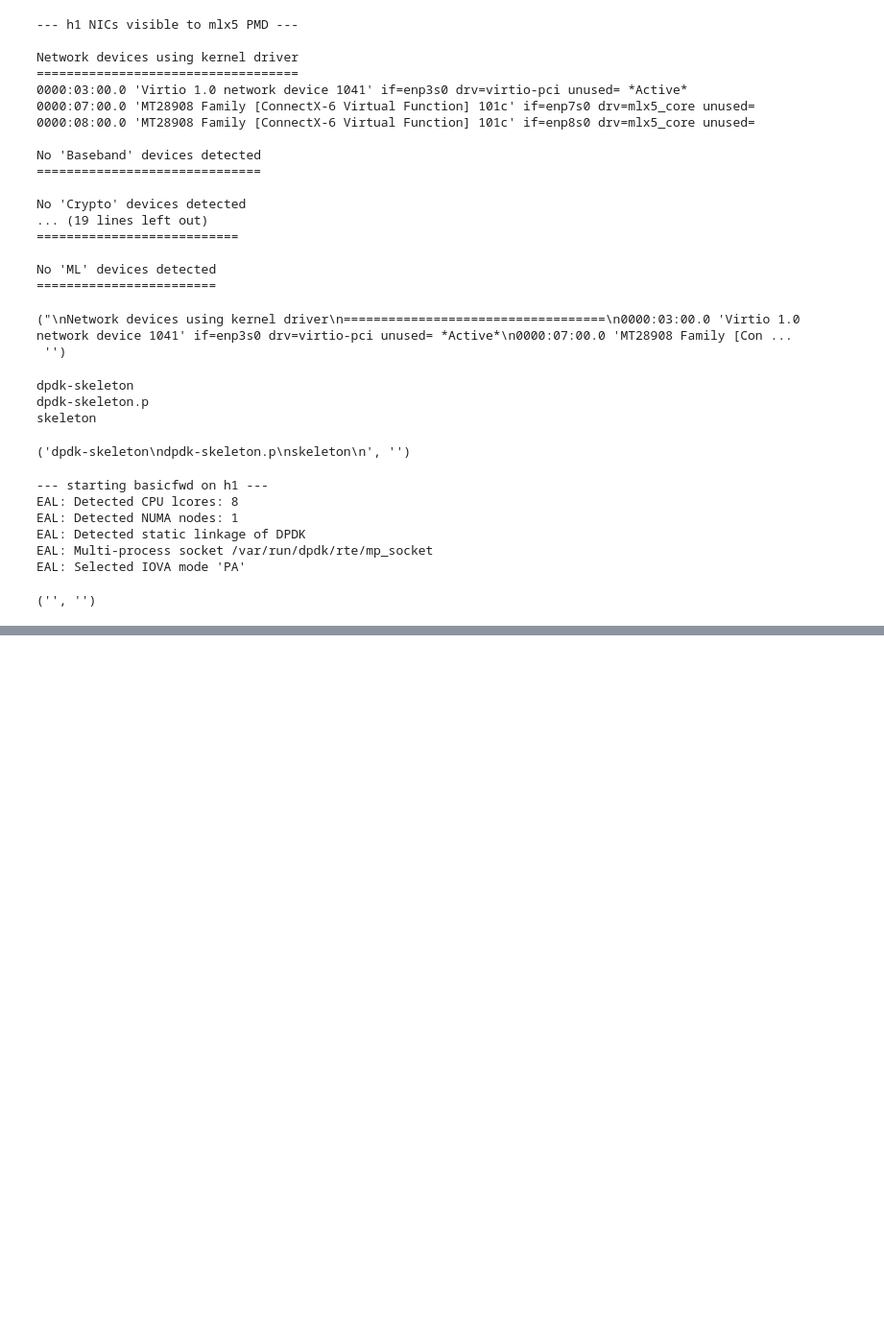
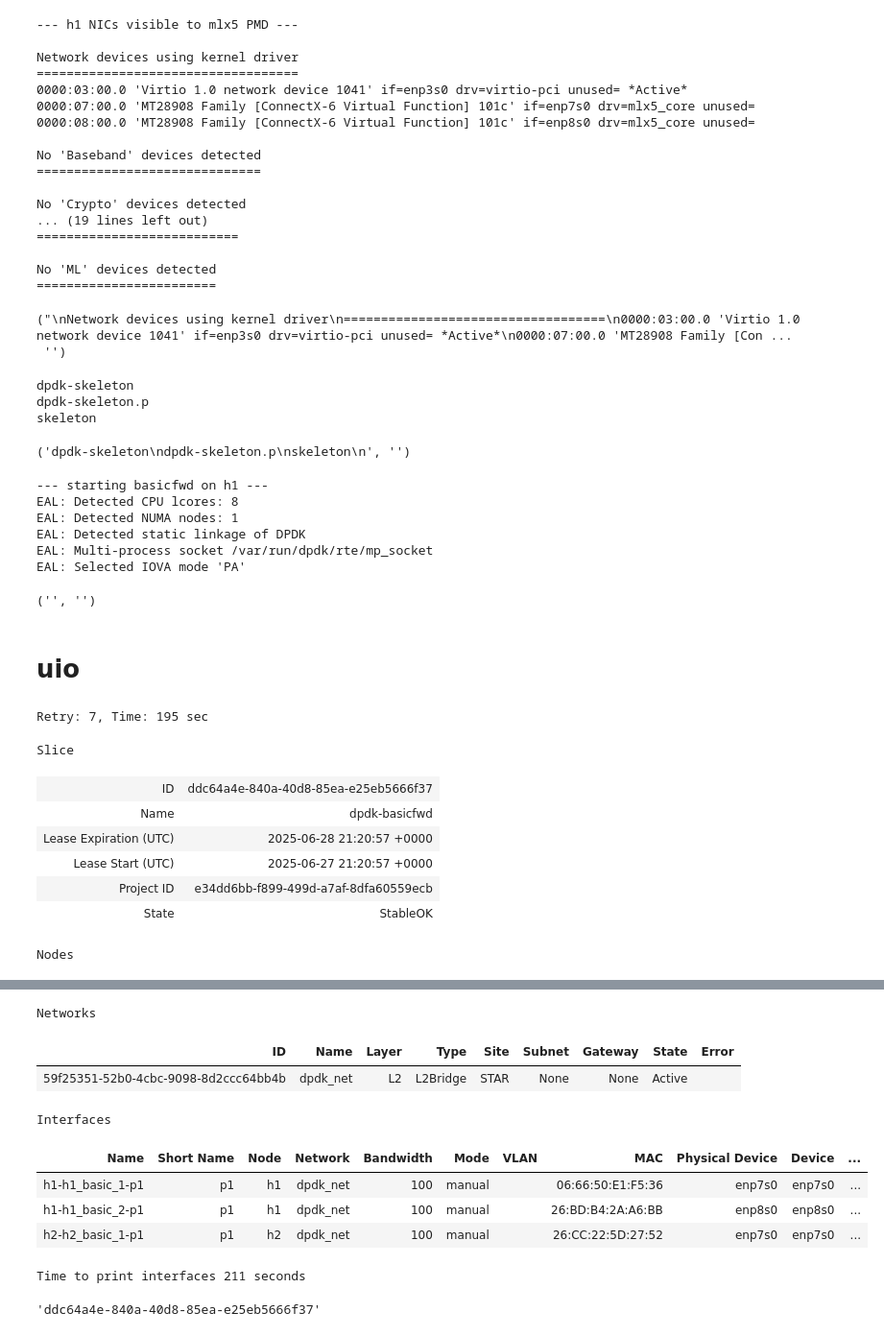
Before and after one commit to raffayatiq/DPDK-Basic-Forwarding-Example, a Jupyter notebook: basicfwd.ipynb, the cells around one changed output, grey strips where cells are left out. Shown at 96% size. Drawn from its saved outputs; the diff is of its cells as text; code cells hidden in the pictures; blank space fills up the shorter version.

```diff
--- a/basicfwd.ipynb
+++ b/basicfwd.ipynb
@@ -394,3 +394,56 @@ EAL: Selected IOVA mode 'PA'
 h1.execute("sudo pkill -9 -f dpdk")
 # %% [output]
 ('', '')
+# %% [markdown]
+# uio
+# %%
+from fabrictestbed_extensions.fablib.fablib import FablibManager
+fablib = FablibManager()
+
+SLICE      = "dpdk-basicfwd"
+SITE       = "STAR"
+IMAGE      = "default_ubuntu_24"
+CORES      = 8
+RAM_GB     = 16
+DISK_GB    = 100
+
+slice = fablib.new_slice(name=SLICE)
+
+nodes, ifaces = [], []
+
+node1 = slice.add_node(name="h1", site=SITE, image=IMAGE, cores=CORES, ram=RAM_GB, disk=DISK_GB)
+
+comp1 = node1.add_component(model="NIC_Basic", name="h1_basic_1")
+iface1 = comp1.get_interfaces()[0]
+iface1.set_mode("manual")
+ifaces.append(iface1)
+
+comp2 = node1.add_component(model="NIC_Basic", name="h1_basic_2")
+iface2 = comp2.get_interfaces()[0]
+iface2.set_mode("manual")
+ifaces.append(iface2)
+
+nodes.append(node1)
+
+node2 = slice.add_node(name="h2", site=SITE, image=IMAGE, cores=CORES, ram=RAM_GB, disk=DISK_GB)
+
+comp1 = node2.add_component(model="NIC_Basic", name="h2_basic_1")
+iface1 = comp1.get_interfaces()[0]
+iface1.set_mode("manual")
+ifaces.append(iface1)
+
+nodes.append(node2)
+
+slice.add_l2network(name="dpdk_net", interfaces=ifaces)
+
+slice.submit(wait=True)
+# %% [output]
+Retry: 7, Time: 195 sec
+Slice
+| ID | ddc64a4e-840a-40d8-85ea-e25eb5666f37 |
+| Name | dpdk-basicfwd |
+| Lease Expiration (UTC) | 2025-06-28 21:20:57 +0000 |
+| Lease Start (UTC) | 2025-06-27 21:20:57 +0000 |
+| Project ID | e34dd6bb-f899-499d-a7af-8dfa60559ecb |
+| State | StableOK |
+Nodes
@@ -396,0 +453,10 @@ h1.execute("sudo pkill -9 -f dpdk")
+Networks
+| ID | Name | Layer | Type | Site | Subnet | Gateway | State | Error |
+| 59f25351-52b0-4cbc-9098-8d2ccc64bb4b | dpdk_net | L2 | L2Bridge | STAR | None | None | Active |  |
+Interfaces
+| Name | Short Name | Node | Network | Bandwidth | Mode | VLAN | MAC | Physical Device | Device | ... |
+| h1-h1_basic_1-p1 | p1 | h1 | dpdk_net | 100 | manual |  | 06:66:50:E1:F5:36 | enp7s0 | enp7s0 | ... |
+| h1-h1_basic_2-p1 | p1 | h1 | dpdk_net | 100 | manual |  | 26:BD:B4:2A:A6:BB | enp8s0 | enp8s0 | ... |
+| h2-h2_basic_1-p1 | p1 | h2 | dpdk_net | 100 | manual |  | 26:CC:22:5D:27:52 | enp7s0 | enp7s0 | ... |
+Time to print interfaces 211 seconds
+'ddc64a4e-840a-40d8-85ea-e25eb5666f37'
```
Also changed, not shown: parts of 14 cells of this notebook.
